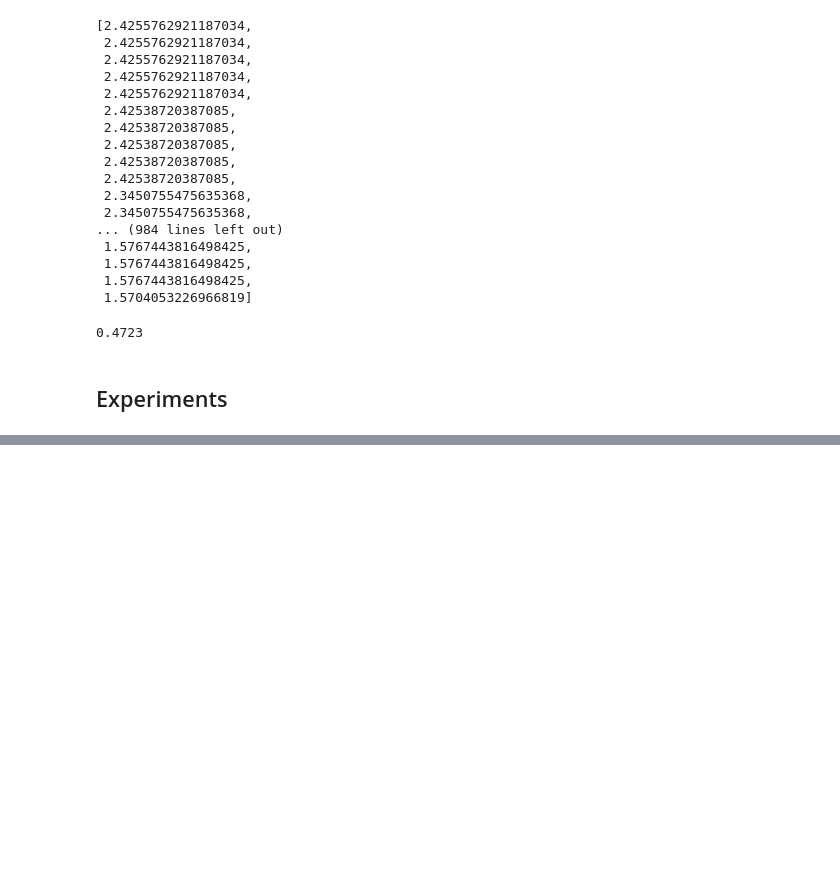
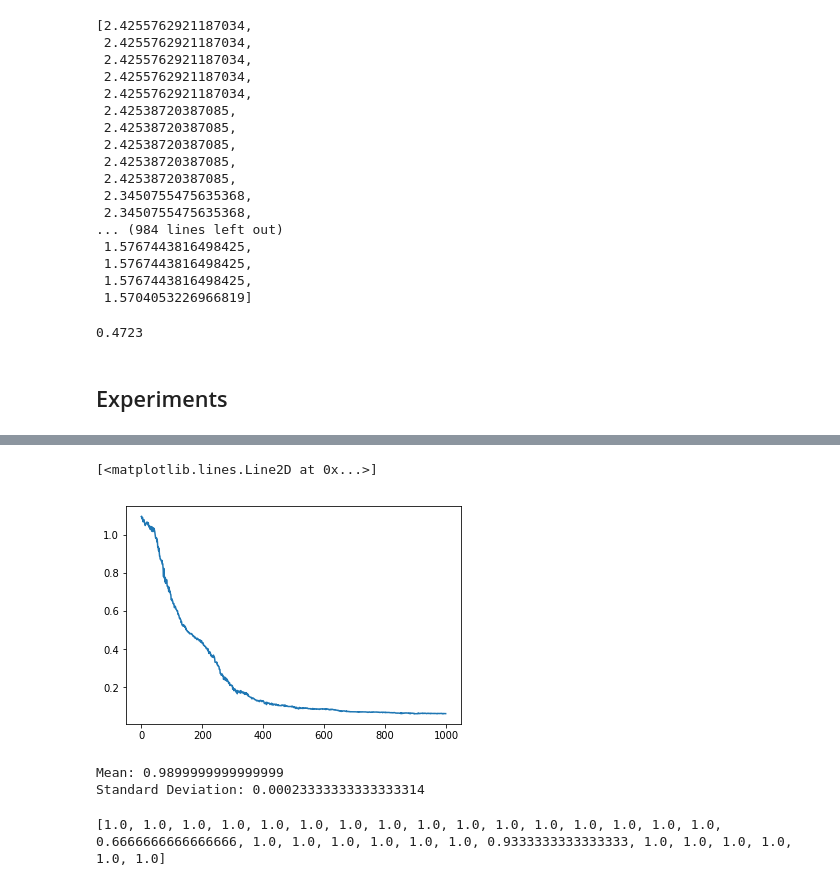
Before and after one commit to ofnanezn/Evolutionary-Computation, a Jupyter notebook: Final-Project/Neuro_Evolution.ipynb, the cells around one changed output, grey strips where cells are left out. Saved outputs shown, nothing was run; the diff lists cells and outputs as text; code cells hidden in the pictures; blank space fills up the shorter version.

```diff
--- a/Final-Project/Neuro_Evolution.ipynb
+++ b/Final-Project/Neuro_Evolution.ipynb
@@ -430,0 +519,13 @@ scores_hill_climbing
+# %%
+hidden_layers = [5, 4, 4, 3]
+activation_functions = ["sigmoid", "sigmoid", "sigmoid", "sigmoid", "softmax"]
+
+ga = GeneticAlgorithm(100)
+# %%
+best, history_loss = ga.genetic_algorithm_iter(1000, X_train, Y_train, 40,
+                                                       hidden_layers, activation_functions)
+# %%
+plt.plot([i for i in range(1000)], history_loss)
+# %% [output]
+[<matplotlib.lines.Line2D at 0x...>]
+[figure, added]
@@ -430,0 +576,10 @@ scores_hill_climbing
+# %%
+print("Mean:", mean_GA)
+print("Standard Deviation:", std_dev_GA)
+# %% [output]
+Mean: 0.9899999999999999
+Standard Deviation: 0.00023333333333333314
+# %%
+print(scores_ga)
+# %% [output]
+[1.0, 1.0, 1.0, 1.0, 1.0, 1.0, 1.0, 1.0, 1.0, 1.0, 1.0, 1.0, 1.0, 1.0, 1.0, 1.0, 0.6666666666666666, 1.0, 1.0, 1.0, 1.0, 1.0, 1.0, 0.9333333333333333, 1.0, 1.0, 1.0, 1.0, 1.0, 1.0]
```
Also changed, not shown: parts of 60 cells of this notebook, 17 other files.
